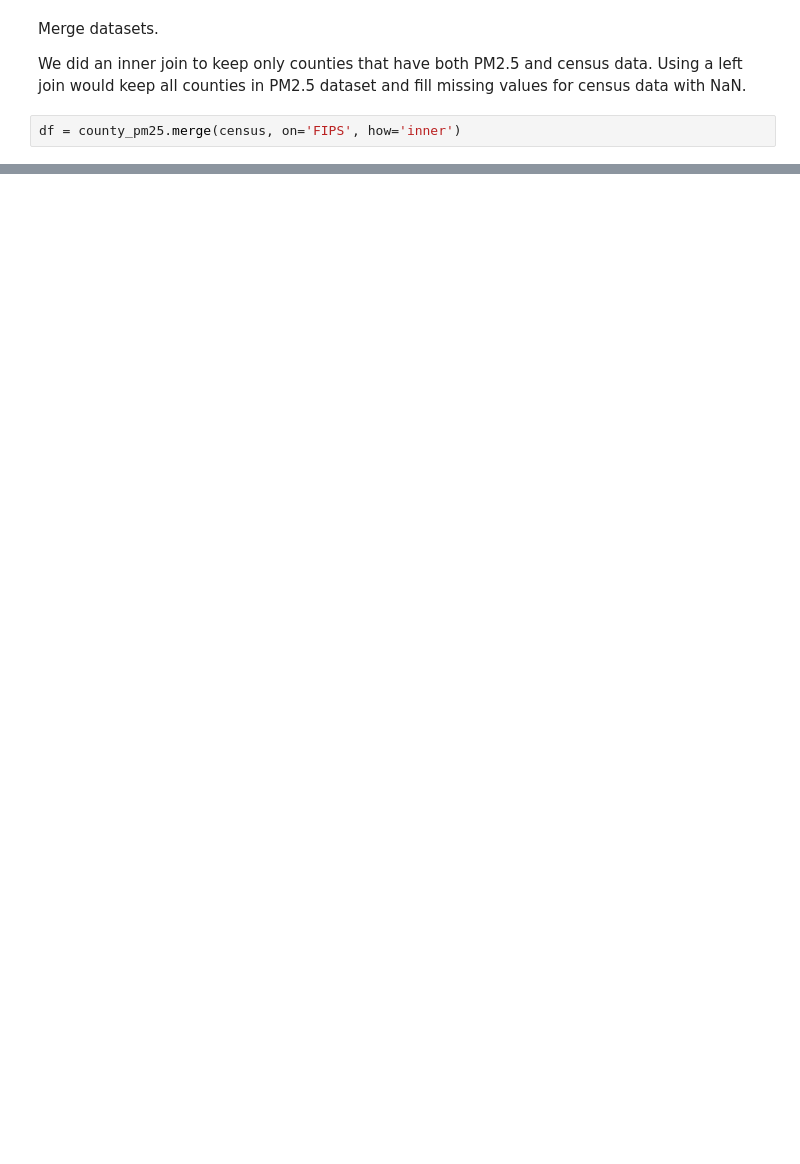
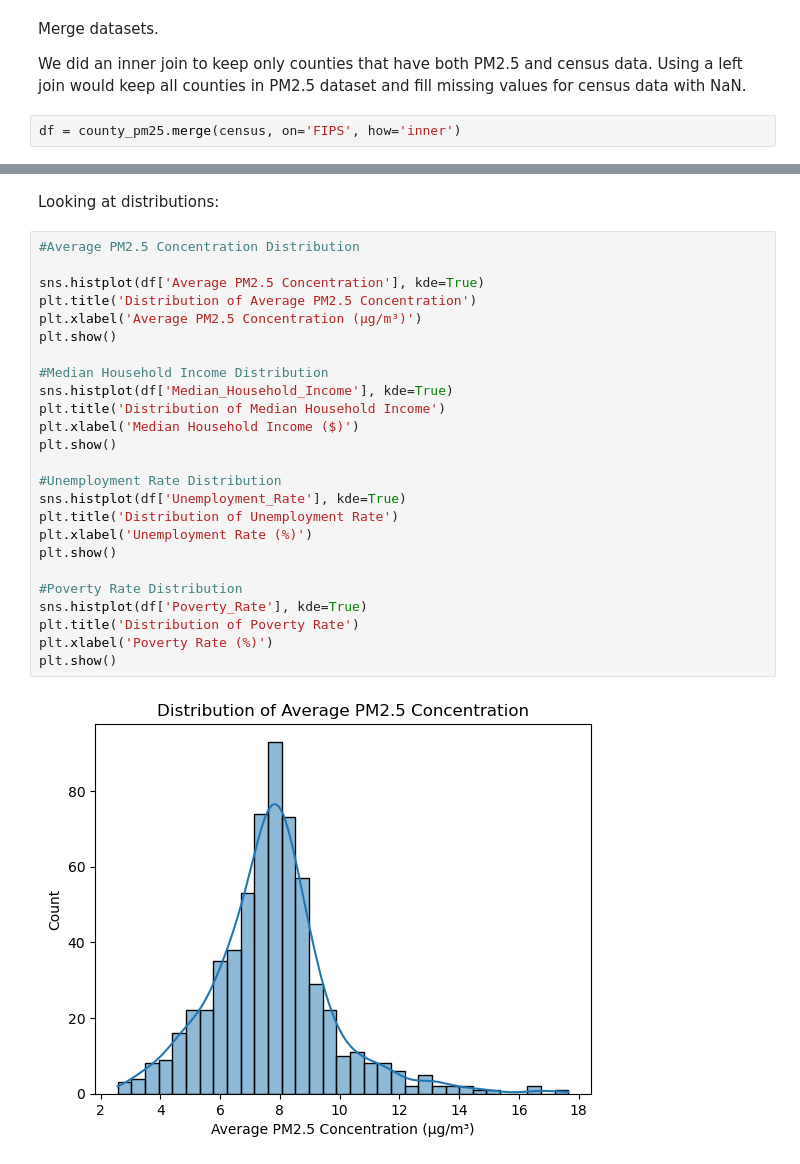
Before and after one commit to alcndram/5574-final, a Jupyter notebook: final_code.ipynb, the cells around one changed output, grey strips where cells are left out. Saved outputs shown, nothing was run; the diff lists cells and outputs as text; blank space fills up the shorter version.

```diff
--- a/final_code.ipynb
+++ b/final_code.ipynb
@@ -166,0 +201,29 @@ df.head()
+# %% [markdown]
+Looking at distributions:
+# %%
+#Average PM2.5 Concentration Distribution
+
+sns.histplot(df['Average PM2.5 Concentration'], kde=True)
+plt.title('Distribution of Average PM2.5 Concentration')
+plt.xlabel('Average PM2.5 Concentration (µg/m³)')
+plt.show()
+
+#Median Household Income Distribution
+sns.histplot(df['Median_Household_Income'], kde=True)
+plt.title('Distribution of Median Household Income')
+plt.xlabel('Median Household Income ($)')
+plt.show()
+
+#Unemployment Rate Distribution
+sns.histplot(df['Unemployment_Rate'], kde=True)
+plt.title('Distribution of Unemployment Rate')
+plt.xlabel('Unemployment Rate (%)')
+plt.show()
+
+#Poverty Rate Distribution
+sns.histplot(df['Poverty_Rate'], kde=True)
+plt.title('Distribution of Poverty Rate')
+plt.xlabel('Poverty Rate (%)')
+plt.show()
+# %% [output]
+[figure, added]
```
Also changed, not shown: parts of 22 cells of this notebook.
